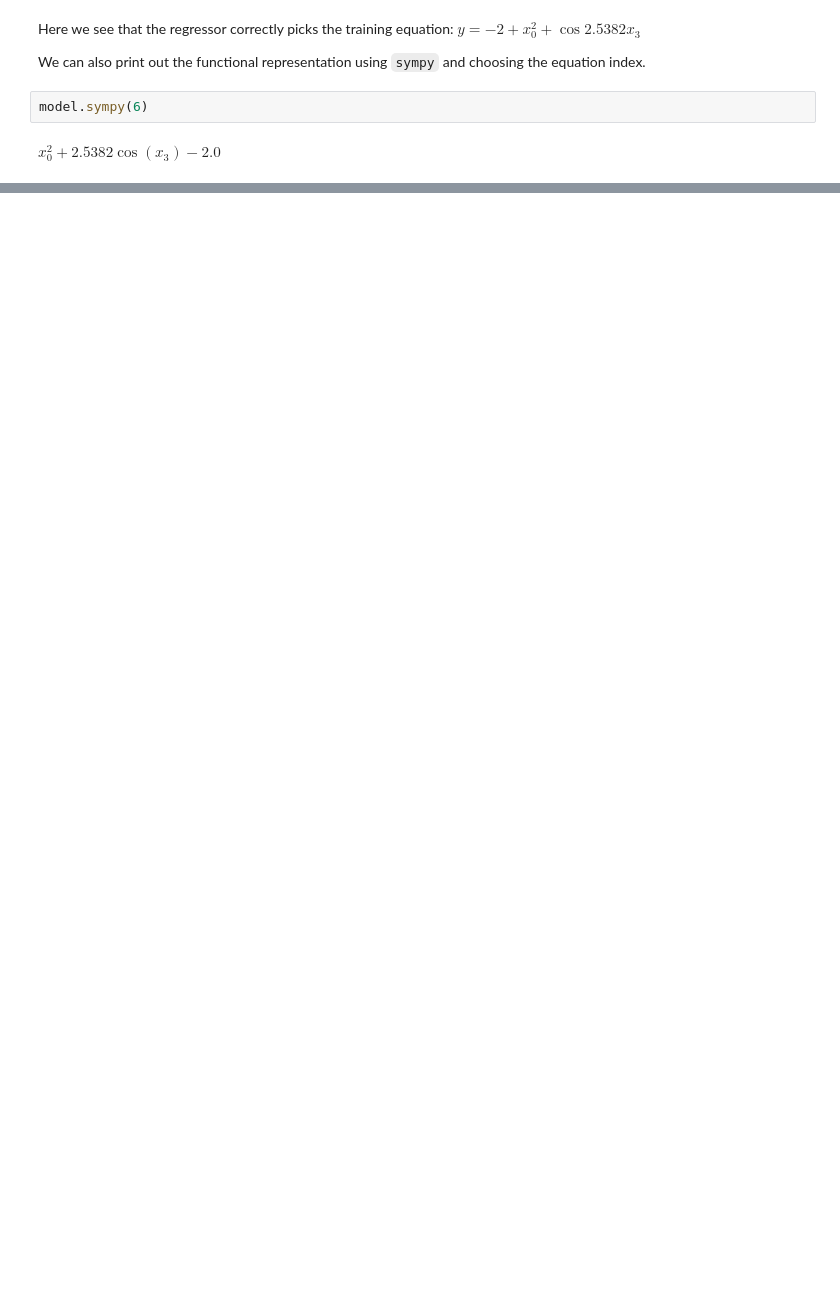
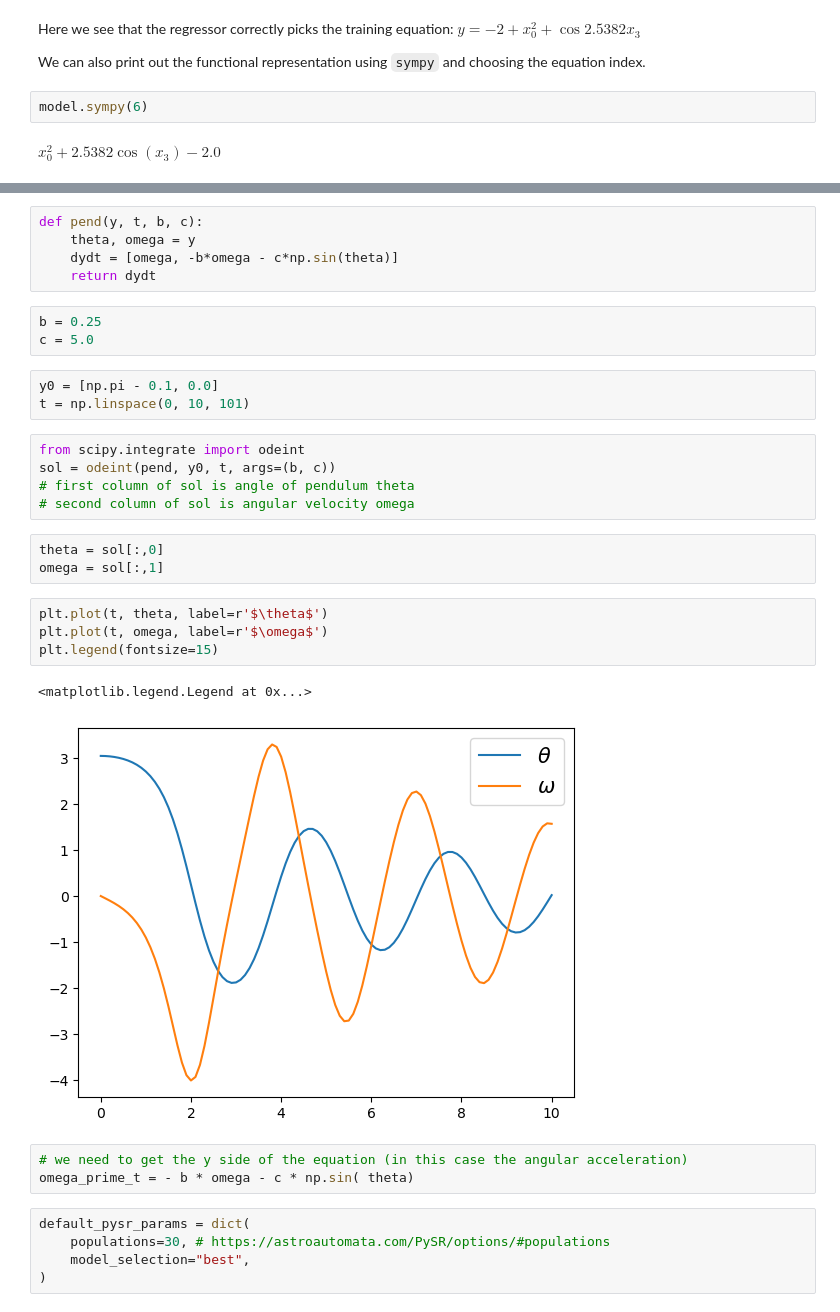
Before and after one commit to thwbecker/ML-for-EQ-physics-discovery, a Jupyter notebook: tutorial1.ipynb, the cells around one changed output, grey strips where cells are left out. Saved outputs shown, nothing was run; the diff lists cells and outputs as text; blank space fills up the shorter version.

Commit message:
added pendulum example

```diff
--- a/tutorial1.ipynb
+++ b/tutorial1.ipynb
@@ -87,0 +120,34 @@ $\displaystyle x_{0}^{2} + 2.5382 \cos{\left(x_{3} \right)} - 2.0$
+# %%
+def pend(y, t, b, c):
+    theta, omega = y
+    dydt = [omega, -b*omega - c*np.sin(theta)]
+    return dydt
+# %%
+b = 0.25
+c = 5.0
+# %%
+y0 = [np.pi - 0.1, 0.0]
+t = np.linspace(0, 10, 101)
+# %%
+from scipy.integrate import odeint
+sol = odeint(pend, y0, t, args=(b, c))
+# first column of sol is angle of pendulum theta
+# second column of sol is angular velocity omega
+# %%
+theta = sol[:,0]
+omega = sol[:,1]
+# %%
+plt.plot(t, theta, label=r'$\theta$')
+plt.plot(t, omega, label=r'$\omega$')
+plt.legend(fontsize=15)
+# %% [output]
+<matplotlib.legend.Legend at 0x...>
+[figure, added]
+# %%
+# we need to get the y side of the equation (in this case the angular acceleration)
+omega_prime_t = - b * omega - c * np.sin( theta)
+# %%
+default_pysr_params = dict(
+    populations=30, # https://astroautomata.com/PySR/options/#populations
+    model_selection="best",
+)
```
Also changed, not shown: parts of 6 cells of this notebook, 1 other file.
